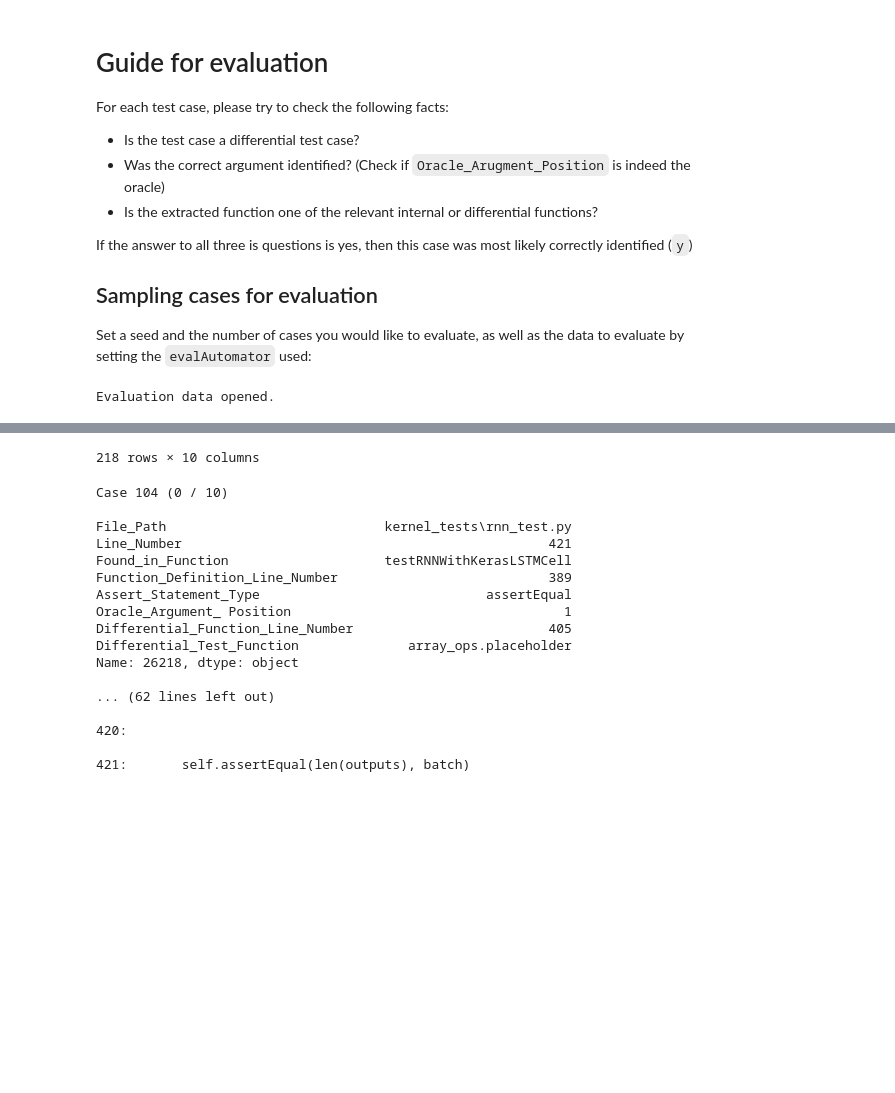
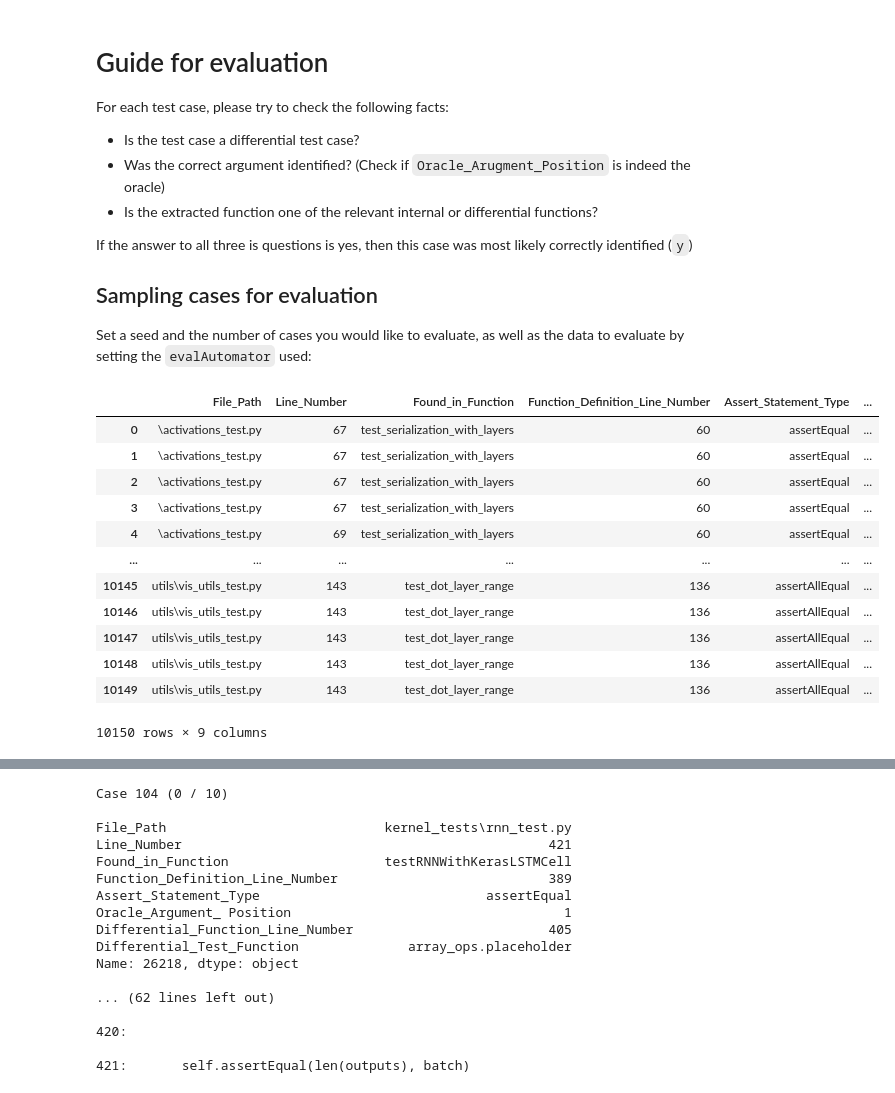
Before and after one commit to AlexanderProchnow/DLL_Testing_Tool, a Jupyter notebook: Code/1_Test_Case_Extraction_and_Analysis/2_Data_evaluation.ipynb, the cells around one changed output, grey strips where cells are left out. Drawn from its saved outputs; the diff is of its cells as text; code cells hidden in the pictures; blank space fills up the shorter version.

```diff
--- a/Code/1_Test_Case_Extraction_and_Analysis/2_Data_evaluation.ipynb
+++ b/Code/1_Test_Case_Extraction_and_Analysis/2_Data_evaluation.ipynb
@@ -30,6 +30,10 @@ save_data_to_pytorch = "extracted_data/pytorch_evaluation_data.csv"
 library_root_theano = "A:/BachelorThesis/DLL_Testing_Tool/DL_Libraries/Theano-rel-1.0.3/theano/"
 save_data_to_theano = "extracted_data/theano_evaluation_data.csv"
 
+# For Keras
+library_root_keras = "A:/BachelorThesis/DLL_Testing_Tool/DL_Libraries/Keras/keras-master/keras/"
+save_data_to_keras = "extracted_data/keras_evaluation_data.csv"
+
 # For Scipy
 library_root_scipy = "A:/BachelorThesis/DLL_Testing_Tool/DL_Libraries/Scipy/scipy-master/scipy"
 save_data_to_scipy = "extracted_data/scipy_evaluation_data.csv"
@@ -103,3 +108,7 @@ df_theano.head(10)
 | 7 | \compile\tests\test_builders.py | 150 | test_grad_override | 127 | allclose | ... |
 | 8 | \compile\tests\test_builders.py | 150 | test_grad_override | 127 | allclose | ... |
 | 9 | \compile\tests\test_builders.py | 150 | test_grad_override | 127 | allclose | ... |
+# %%
+# import theano data and preview
+df_keras = pd.read_csv('extracted_data/keras_data.csv')
+df_keras.head(10)
@@ -306,6 +328,9 @@ evalAutomator_pytorch = EvaluationAutomator(df_pytorch, library_root_pytorch, sa
 # Theano
 evalAutomator_theano = EvaluationAutomator(df_theano, library_root_theano, save_data_to_theano)
 
+# Keras
+evalAutomator_keras = EvaluationAutomator(df_keras, library_root_keras, save_data_to_keras)
+
 # Scipy
 evalAutomator_scipy = EvaluationAutomator(df_scipy, library_root_scipy, save_data_to_scipy)
 
@@ -338,14 +364,21 @@ Set a seed and the number of cases you would like to evaluate, as well as the da
 # %%
 RANDOM_SEED = 42 + 3
 NUM_CASES = 10
 
-evalAutomator = evalAutomator_tensorflow_1_12_0
-eval_data = evalAutomator.getEvalData()
-
-# create custom evaluator for only gamma_test cases in tf 1.12.0
-filtered_eval_cases = df_tensorflow_1_12_0[df_tensorflow_1_12_0.File_Path.str.contains('\\\\rnn_test', na=False)]
-evalAutomator = EvaluationAutomator(filtered_eval_cases, library_root_tensorflow_1_12_0, "extracted_data/tf_1_12_0_rnn_test_evaluation_data.csv")
+evalAutomator = evalAutomator_keras
 eval_data = evalAutomator.getEvalData()
 eval_data
 # %% [output]
+|  | File_Path | Line_Number | Found_in_Function | Function_Definition_Line_Number | Assert_Statement_Type | ... |
+| 0 | \activations_test.py | 67 | test_serialization_with_layers | 60 | assertEqual | ... |
+| 1 | \activations_test.py | 67 | test_serialization_with_layers | 60 | assertEqual | ... |
+| 2 | \activations_test.py | 67 | test_serialization_with_layers | 60 | assertEqual | ... |
+| 3 | \activations_test.py | 67 | test_serialization_with_layers | 60 | assertEqual | ... |
+| 4 | \activations_test.py | 69 | test_serialization_with_layers | 60 | assertEqual | ... |
+| ... | ... | ... | ... | ... | ... | ... |
+| 10145 | utils\vis_utils_test.py | 143 | test_dot_layer_range | 136 | assertAllEqual | ... |
+| 10146 | utils\vis_utils_test.py | 143 | test_dot_layer_range | 136 | assertAllEqual | ... |
+| 10147 | utils\vis_utils_test.py | 143 | test_dot_layer_range | 136 | assertAllEqual | ... |
+| 10148 | utils\vis_utils_test.py | 143 | test_dot_layer_range | 136 | assertAllEqual | ... |
+| 10149 | utils\vis_utils_test.py | 143 | test_dot_layer_range | 136 | assertAllEqual | ... |
-Evaluation data opened.
+10150 rows × 9 columns
@@ -364 +384,0 @@ Evaluation data opened.
-218 rows × 10 columns
```
Also changed, not shown: parts of 9 cells of this notebook, 21 other files.
